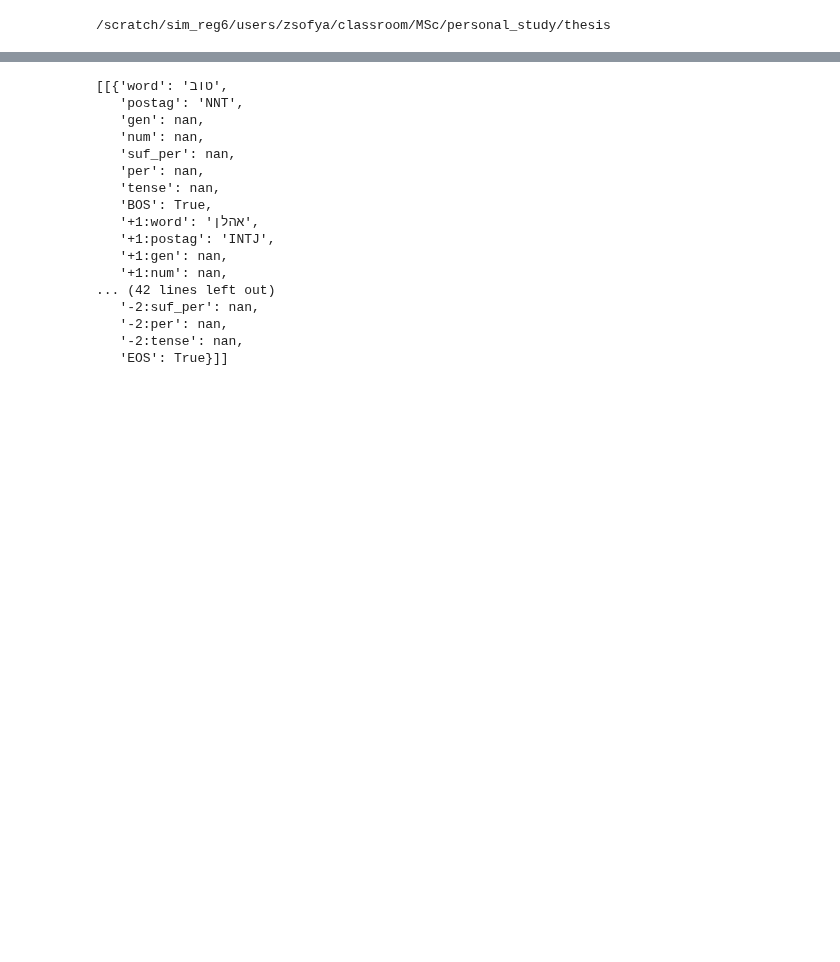
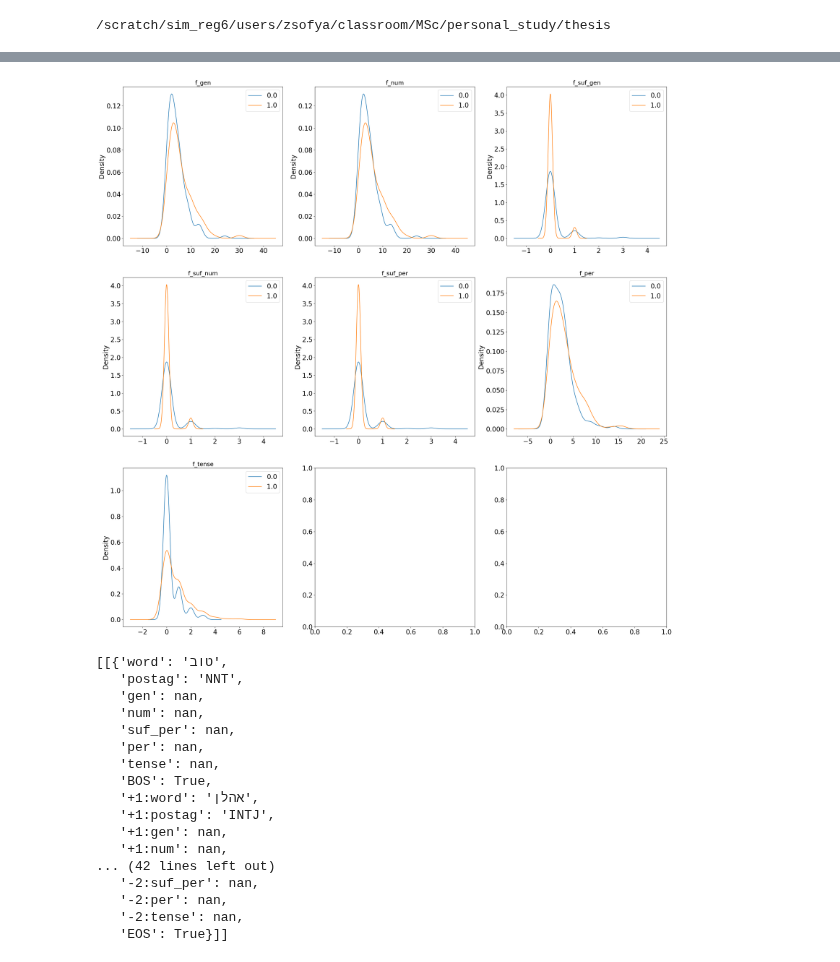
Before and after one commit to Sofy34/personal_strudy, a Jupyter notebook: thesis/03_cfr_pos_sentenses.ipynb, the cells around one changed output, grey strips where cells are left out. Drawn from its saved outputs; the diff is of its cells as text; code cells hidden in the pictures; blank space fills up the shorter version.

```diff
--- a/thesis/03_cfr_pos_sentenses.ipynb
+++ b/thesis/03_cfr_pos_sentenses.ipynb
@@ -151,0 +189,20 @@ MD
+# %%
+import scipy.stats as stats
+nar = merged_sent_pos[merged_sent_pos['is_nar']==0]
+not_nar = merged_sent_pos[merged_sent_pos['is_nar']==1]
+def compare_distrib(col):
+    u_res = stats.mannwhitneyu(nar[col],not_nar[col], alternative = 'two-sided')
+    u_test_db.loc[col,'pvalue'] =  u_res.pvalue
+    u_test_db.loc[col,'U'] = u_res.statistic
+    u_test_db.loc[col,'is_diff'] = u_res.pvalue < 0.05
+#     if u_res.pvalue < 0.05 :#and u_res.statistic < 105):
+#         print ('{} differ {}'.format(col,u_res.statistic))
+#     else:
+#         print('{} same {}'.format(col,u_res.statistic))# output
+# MannwhitneyuResult(statistic=489.5, pvalue=7.004695394561267e-07)
+# %%
+u_test_db = pd.DataFrame(index=merged_sent_pos.columns[8:])
+
+for i,col in enumerate(merged_sent_pos.columns[2:]):
+    compare_distrib(col)
+u_test_db[u_test_db['is_diff'] == True].sort_values(by=['pvalue'],ascending=True)
@@ -152,3 +477,12 @@ MD
+# %%
+fig, axes = plt.subplots(3, 3, figsize=(30,30))
+for i,col in enumerate(columns_to_count[1:]):
+    ax = axes.ravel()[i]
+    merged.groupby('is_nar')[col].plot(ax=ax,kind='kde',legend=True)#     df.boxplot('SalePrice',r2_scores[i,0], ax=ax) #TBD add weigths on X axis
+    ax.set_title("{}".format(col), fontsize=18)
+# merged.groupby('is_nar').plot(ax=ax,kind='kde',legend=True)
+# %% [output]
+[figure, added]
 # %%
 # Feature set
 def word2features(sent_idx,word_idx):
```
Also changed, not shown: parts of 43 cells of this notebook.
